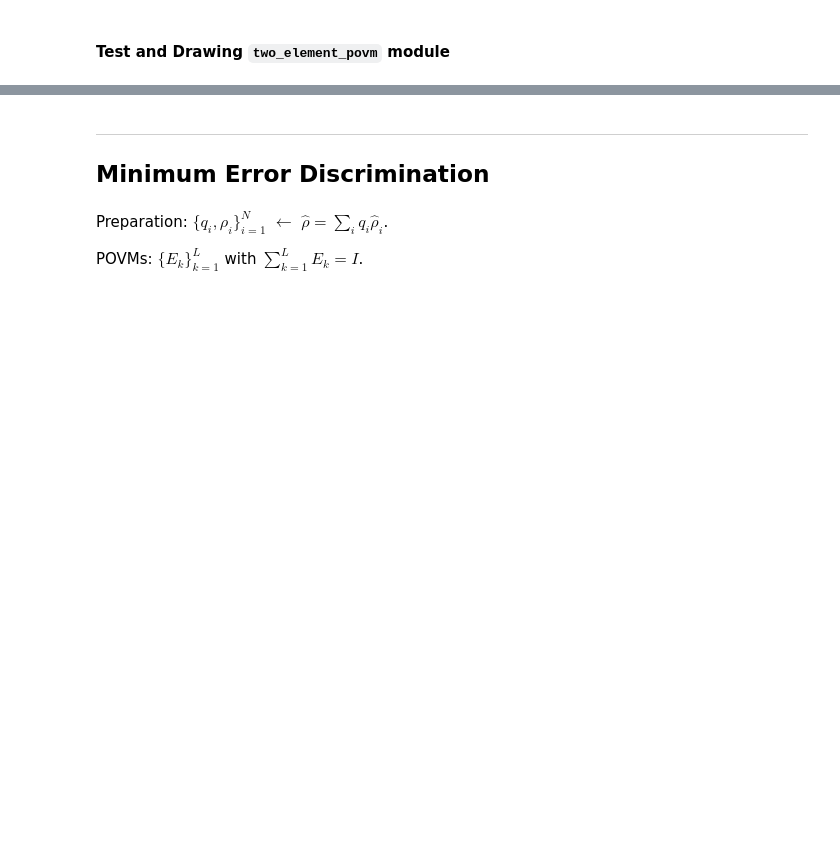
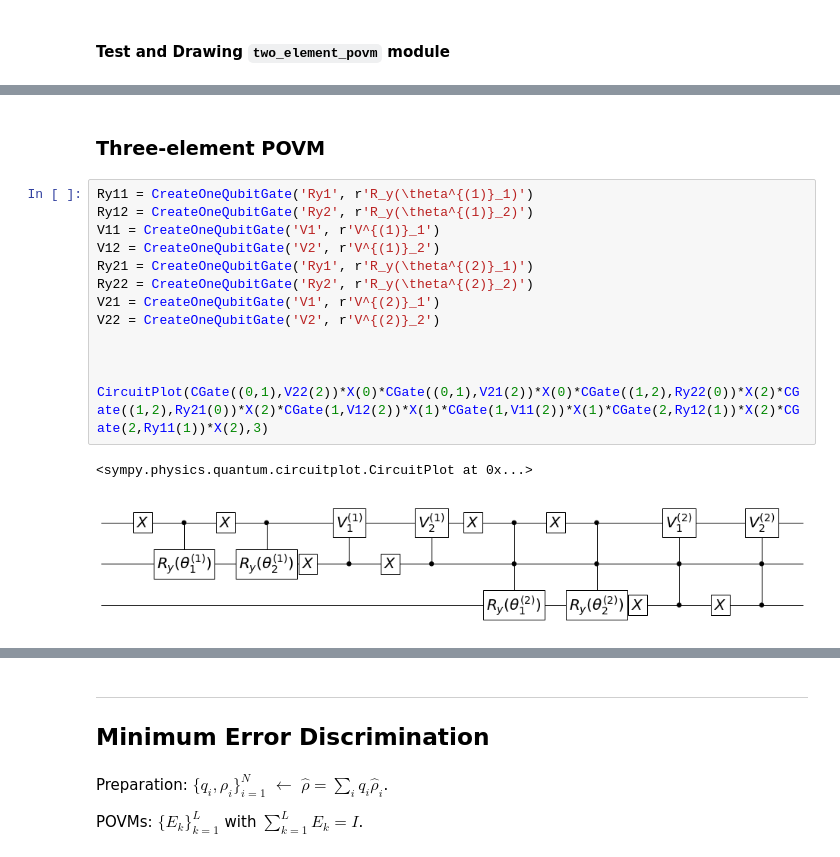
Before and after one commit to dkleeqc/vqsd, a Jupyter notebook: povm_clf.ipynb, the cells around one changed output, grey strips where cells are left out. Cells and saved outputs as stored; diff of their text form; blank space fills up the shorter version.

```diff
--- a/povm_clf.ipynb
+++ b/povm_clf.ipynb
@@ -66,0 +134,18 @@ Drawing a two-element POVM circuit :
+# %% [markdown]
+### Three-element POVM
+# %%
+Ry11 = CreateOneQubitGate('Ry1', r'R_y(\theta^{(1)}_1)')
+Ry12 = CreateOneQubitGate('Ry2', r'R_y(\theta^{(1)}_2)')
+V11 = CreateOneQubitGate('V1', r'V^{(1)}_1')
+V12 = CreateOneQubitGate('V2', r'V^{(1)}_2')
+Ry21 = CreateOneQubitGate('Ry1', r'R_y(\theta^{(2)}_1)')
+Ry22 = CreateOneQubitGate('Ry2', r'R_y(\theta^{(2)}_2)')
+V21 = CreateOneQubitGate('V1', r'V^{(2)}_1')
+V22 = CreateOneQubitGate('V2', r'V^{(2)}_2')
+
+
+
+CircuitPlot(CGate((0,1),V22(2))*X(0)*CGate((0,1),V21(2))*X(0)*CGate((1,2),Ry22(0))*X(2)*CGate((1,2),Ry21(0))*X(2)*CGate(1,V12(2))*X(1)*CGate(1,V11(2))*X(1)*CGate(2,Ry12(1))*X(2)*CGate(2,Ry11(1))*X(2),3)
+# %% [output]
+<sympy.physics.quantum.circuitplot.CircuitPlot at 0x...>
+[figure, added]
```
Also changed, not shown: parts of 57 cells of this notebook.
